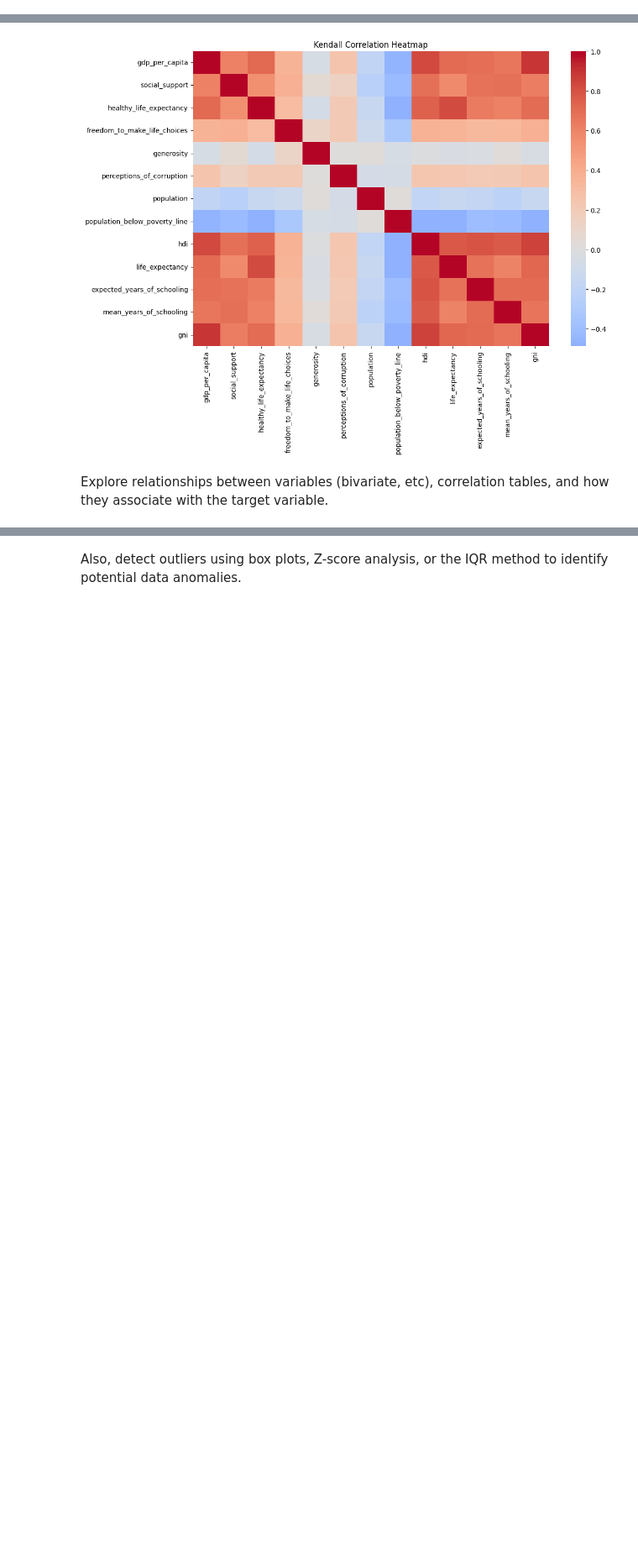
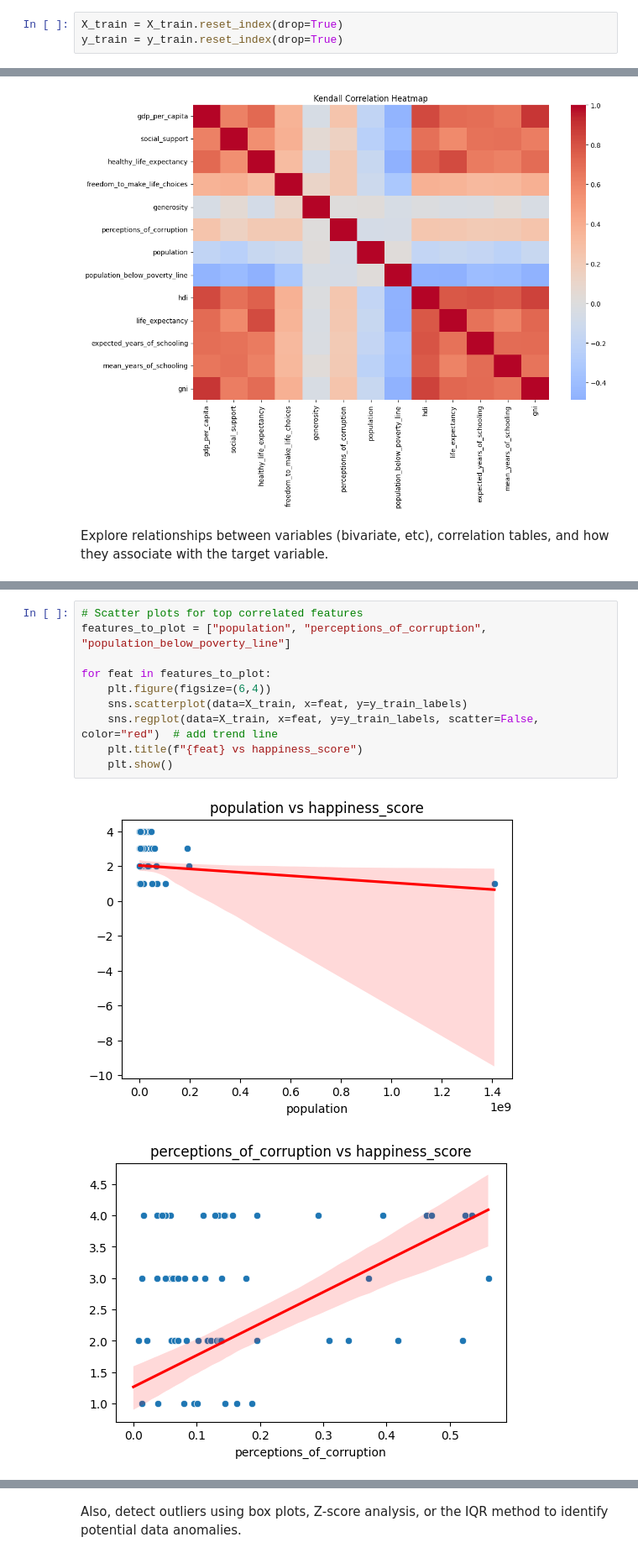
Before and after one commit to DX0ZART/ML_Project_1, a Jupyter notebook: Project_1.ipynb, the cells around one changed output, grey strips where cells are left out. Shown at 84% size. Drawn from its saved outputs; the diff is of its cells as text; blank space fills up the shorter version.

```diff
--- a/Project_1.ipynb
+++ b/Project_1.ipynb
@@ -69,6 +71,9 @@ X_train, X_test, y_train, y_test = train_test_split(X, y, test_size=0.3, random_
 # Convert y_train and y_test to numerical labels
 y_train_labels = y_train.astype('category').cat.codes
 y_test_labels = y_test.astype('category').cat.codes   ## Complete in a similar manner as above
+# %%
+X_train = X_train.reset_index(drop=True)
+y_train = y_train.reset_index(drop=True)
 # %% [markdown]
 Write in the next cell what the y_train.astype('category').cat.codes line does. What is the difference between y_train_labels and y_train?
 # %% [markdown]
@@ -250,0 +287,13 @@ Explore relationships between variables (bivariate, etc), correlation tables, an
+# %%
+# Scatter plots for top correlated features
+features_to_plot = ["population", "perceptions_of_corruption", "population_below_poverty_line"]
+
+for feat in features_to_plot:
+    plt.figure(figsize=(6,4))
+    sns.scatterplot(data=X_train, x=feat, y=y_train_labels)
+    sns.regplot(data=X_train, x=feat, y=y_train_labels, scatter=False, color="red")  # add trend line
+    plt.title(f"{feat} vs happiness_score")
+    plt.show()
+# %% [output]
+[figure, added]
+[figure, added]
```
Also changed, not shown: parts of 41 cells of this notebook, 1 other file.
